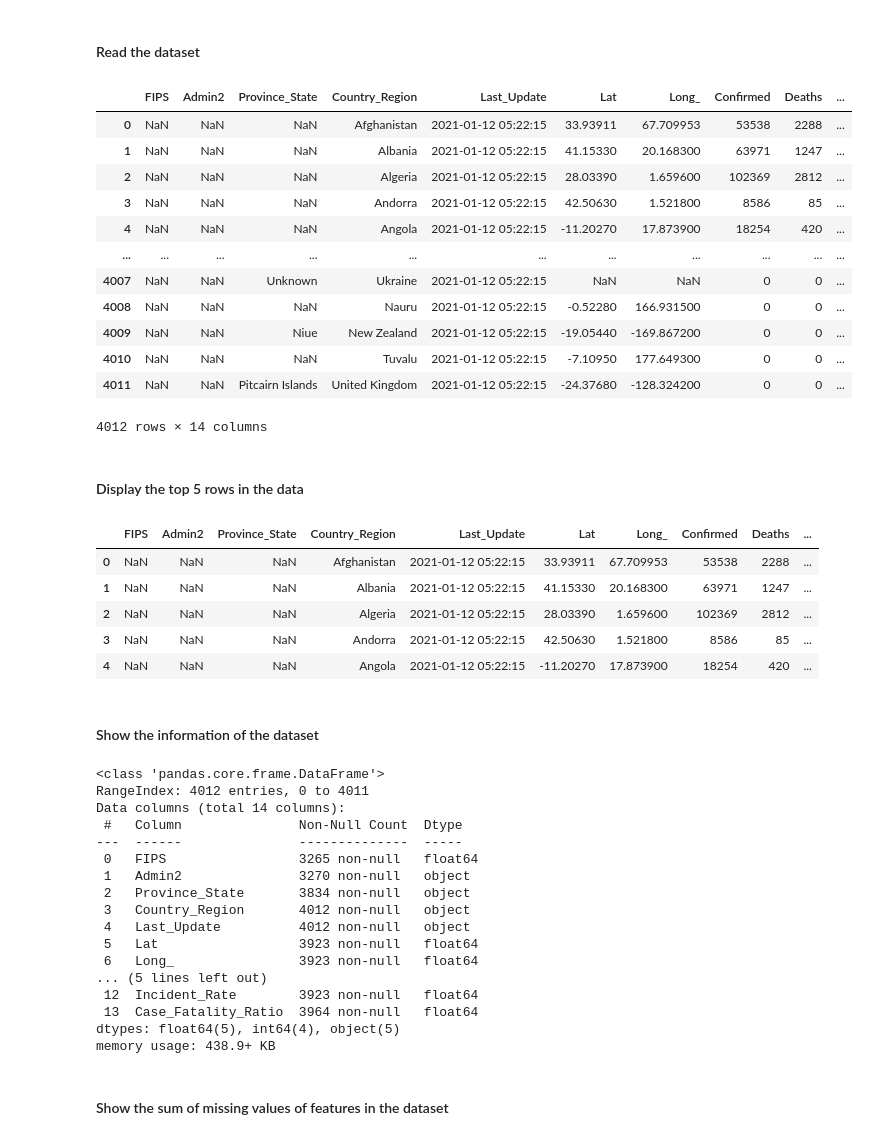
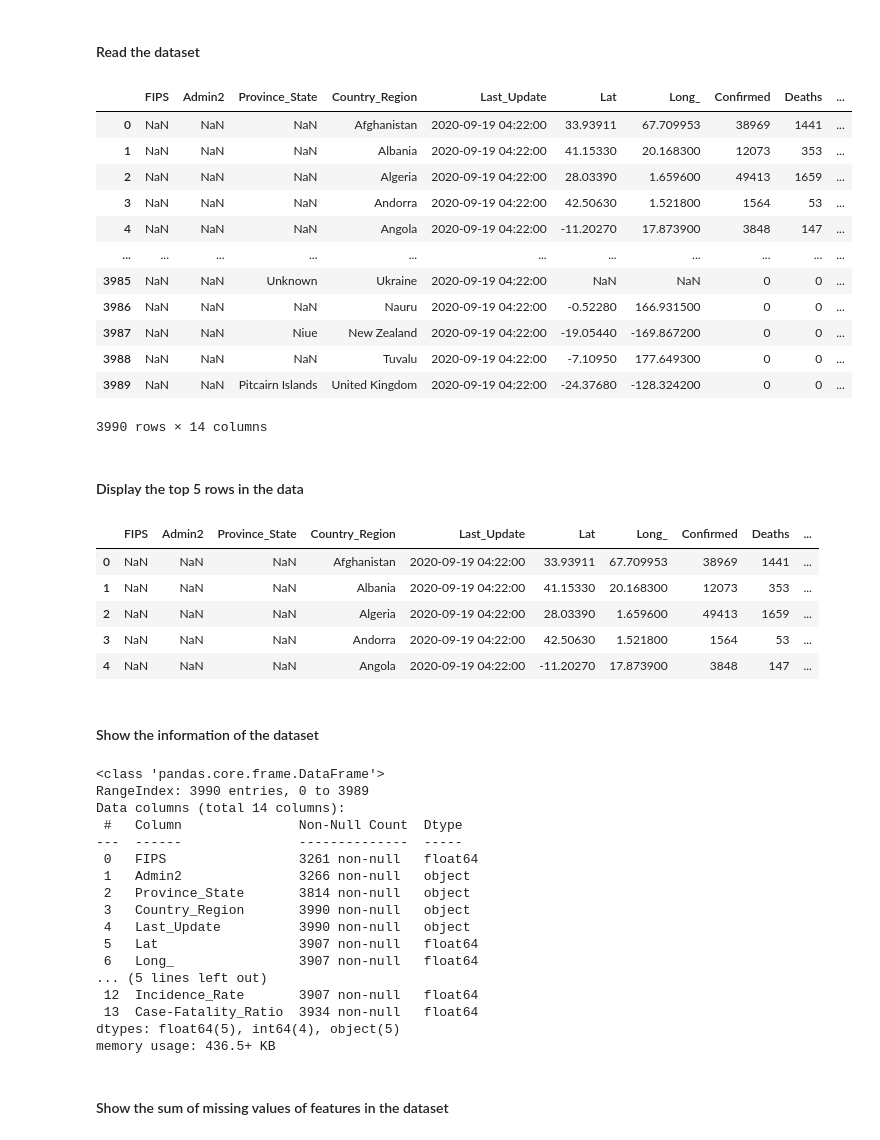
Before and after one commit to ManagementEngineer/sd4000-task5-covid, a Jupyter notebook: Lecture_02_Pandas_Covid_Analysis_Questions.ipynb, the cells around one changed output. Saved outputs shown, nothing was run; the diff lists cells and outputs as text; code cells hidden in the pictures.

```diff
--- a/Lecture_02_Pandas_Covid_Analysis_Questions.ipynb
+++ b/Lecture_02_Pandas_Covid_Analysis_Questions.ipynb
@@ -28,55 +28,55 @@ MM-DD-YYYY.csv in UTC.
 #### Read the dataset
 # %%
 import pandas as pd
-df = pd.read_csv('https://raw.githubusercontent.com/CSSEGISandData/COVID-19/master/csse_covid_19_data/csse_covid_19_daily_reports/01-11-2021.csv')
+df=pd.read_csv('https://raw.githubusercontent.com/CSSEGISandData/COVID-19/master/csse_covid_19_data/csse_covid_19_daily_reports/09-18-2020.csv')
 df
 # %% [output]
 |  | FIPS | Admin2 | Province_State | Country_Region | Last_Update | Lat | Long_ | Confirmed | Deaths | ... |
-| 0 | NaN | NaN | NaN | Afghanistan | 2021-01-12 05:22:15 | 33.93911 | 67.709953 | 53538 | 2288 | ... |
-| 1 | NaN | NaN | NaN | Albania | 2021-01-12 05:22:15 | 41.15330 | 20.168300 | 63971 | 1247 | ... |
-| 2 | NaN | NaN | NaN | Algeria | 2021-01-12 05:22:15 | 28.03390 | 1.659600 | 102369 | 2812 | ... |
-| 3 | NaN | NaN | NaN | Andorra | 2021-01-12 05:22:15 | 42.50630 | 1.521800 | 8586 | 85 | ... |
-| 4 | NaN | NaN | NaN | Angola | 2021-01-12 05:22:15 | -11.20270 | 17.873900 | 18254 | 420 | ... |
+| 0 | NaN | NaN | NaN | Afghanistan | 2020-09-19 04:22:00 | 33.93911 | 67.709953 | 38969 | 1441 | ... |
+| 1 | NaN | NaN | NaN | Albania | 2020-09-19 04:22:00 | 41.15330 | 20.168300 | 12073 | 353 | ... |
+| 2 | NaN | NaN | NaN | Algeria | 2020-09-19 04:22:00 | 28.03390 | 1.659600 | 49413 | 1659 | ... |
+| 3 | NaN | NaN | NaN | Andorra | 2020-09-19 04:22:00 | 42.50630 | 1.521800 | 1564 | 53 | ... |
+| 4 | NaN | NaN | NaN | Angola | 2020-09-19 04:22:00 | -11.20270 | 17.873900 | 3848 | 147 | ... |
 | ... | ... | ... | ... | ... | ... | ... | ... | ... | ... | ... |
-| 4007 | NaN | NaN | Unknown | Ukraine | 2021-01-12 05:22:15 | NaN | NaN | 0 | 0 | ... |
-| 4008 | NaN | NaN | NaN | Nauru | 2021-01-12 05:22:15 | -0.52280 | 166.931500 | 0 | 0 | ... |
-| 4009 | NaN | NaN | Niue | New Zealand | 2021-01-12 05:22:15 | -19.05440 | -169.867200 | 0 | 0 | ... |
-| 4010 | NaN | NaN | NaN | Tuvalu | 2021-01-12 05:22:15 | -7.10950 | 177.649300 | 0 | 0 | ... |
-| 4011 | NaN | NaN | Pitcairn Islands | United Kingdom | 2021-01-12 05:22:15 | -24.37680 | -128.324200 | 0 | 0 | ... |
+| 3985 | NaN | NaN | Unknown | Ukraine | 2020-09-19 04:22:00 | NaN | NaN | 0 | 0 | ... |
+| 3986 | NaN | NaN | NaN | Nauru | 2020-09-19 04:22:00 | -0.52280 | 166.931500 | 0 | 0 | ... |
+| 3987 | NaN | NaN | Niue | New Zealand | 2020-09-19 04:22:00 | -19.05440 | -169.867200 | 0 | 0 | ... |
+| 3988 | NaN | NaN | NaN | Tuvalu | 2020-09-19 04:22:00 | -7.10950 | 177.649300 | 0 | 0 | ... |
+| 3989 | NaN | NaN | Pitcairn Islands | United Kingdom | 2020-09-19 04:22:00 | -24.37680 | -128.324200 | 0 | 0 | ... |
-4012 rows × 14 columns
+3990 rows × 14 columns
 # %% [markdown]
 #### Display the top 5 rows in the data
 # %%
 df.head()
 # %% [output]
 |  | FIPS | Admin2 | Province_State | Country_Region | Last_Update | Lat | Long_ | Confirmed | Deaths | ... |
-| 0 | NaN | NaN | NaN | Afghanistan | 2021-01-12 05:22:15 | 33.93911 | 67.709953 | 53538 | 2288 | ... |
-| 1 | NaN | NaN | NaN | Albania | 2021-01-12 05:22:15 | 41.15330 | 20.168300 | 63971 | 1247 | ... |
-| 2 | NaN | NaN | NaN | Algeria | 2021-01-12 05:22:15 | 28.03390 | 1.659600 | 102369 | 2812 | ... |
-| 3 | NaN | NaN | NaN | Andorra | 2021-01-12 05:22:15 | 42.50630 | 1.521800 | 8586 | 85 | ... |
-| 4 | NaN | NaN | NaN | Angola | 2021-01-12 05:22:15 | -11.20270 | 17.873900 | 18254 | 420 | ... |
+| 0 | NaN | NaN | NaN | Afghanistan | 2020-09-19 04:22:00 | 33.93911 | 67.709953 | 38969 | 1441 | ... |
+| 1 | NaN | NaN | NaN | Albania | 2020-09-19 04:22:00 | 41.15330 | 20.168300 | 12073 | 353 | ... |
+| 2 | NaN | NaN | NaN | Algeria | 2020-09-19 04:22:00 | 28.03390 | 1.659600 | 49413 | 1659 | ... |
+| 3 | NaN | NaN | NaN | Andorra | 2020-09-19 04:22:00 | 42.50630 | 1.521800 | 1564 | 53 | ... |
+| 4 | NaN | NaN | NaN | Angola | 2020-09-19 04:22:00 | -11.20270 | 17.873900 | 3848 | 147 | ... |
 # %% [markdown]
 #### Show the information of the dataset
 # %%
 df.info()
 # %% [output]
 <class 'pandas.core.frame.DataFrame'>
-RangeIndex: 4012 entries, 0 to 4011
+RangeIndex: 3990 entries, 0 to 3989
 Data columns (total 14 columns):
  #   Column               Non-Null Count  Dtype
 ---  ------               --------------  -----
- 0   FIPS                 3265 non-null   float64
- 1   Admin2               3270 non-null   object
- 2   Province_State       3834 non-null   object
- 3   Country_Region       4012 non-null   object
- 4   Last_Update          4012 non-null   object
- 5   Lat                  3923 non-null   float64
- 6   Long_                3923 non-null   float64
+ 0   FIPS                 3261 non-null   float64
+ 1   Admin2               3266 non-null   object
+ 2   Province_State       3814 non-null   object
+ 3   Country_Region       3990 non-null   object
+ 4   Last_Update          3990 non-null   object
+ 5   Lat                  3907 non-null   float64
+ 6   Long_                3907 non-null   float64
 ... (5 lines left out)
- 12  Incident_Rate        3923 non-null   float64
- 13  Case_Fatality_Ratio  3964 non-null   float64
+ 12  Incidence_Rate       3907 non-null   float64
+ 13  Case-Fatality_Ratio  3934 non-null   float64
 dtypes: float64(5), int64(4), object(5)
-memory usage: 438.9+ KB
+memory usage: 436.5+ KB
 # %% [markdown]
 #### Show the sum of missing values of features in the dataset
 # %%
```
Also changed, not shown: parts of 13 cells of this notebook.
